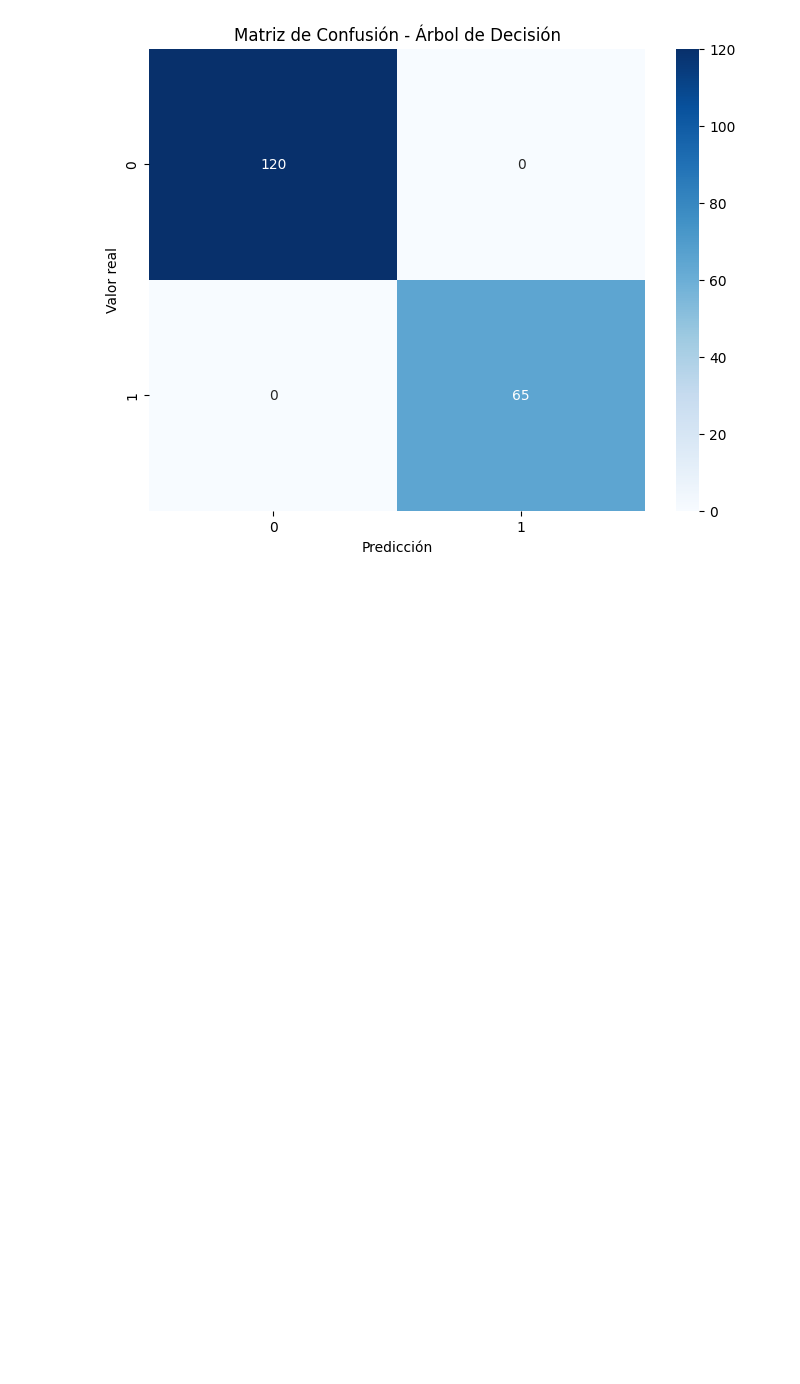
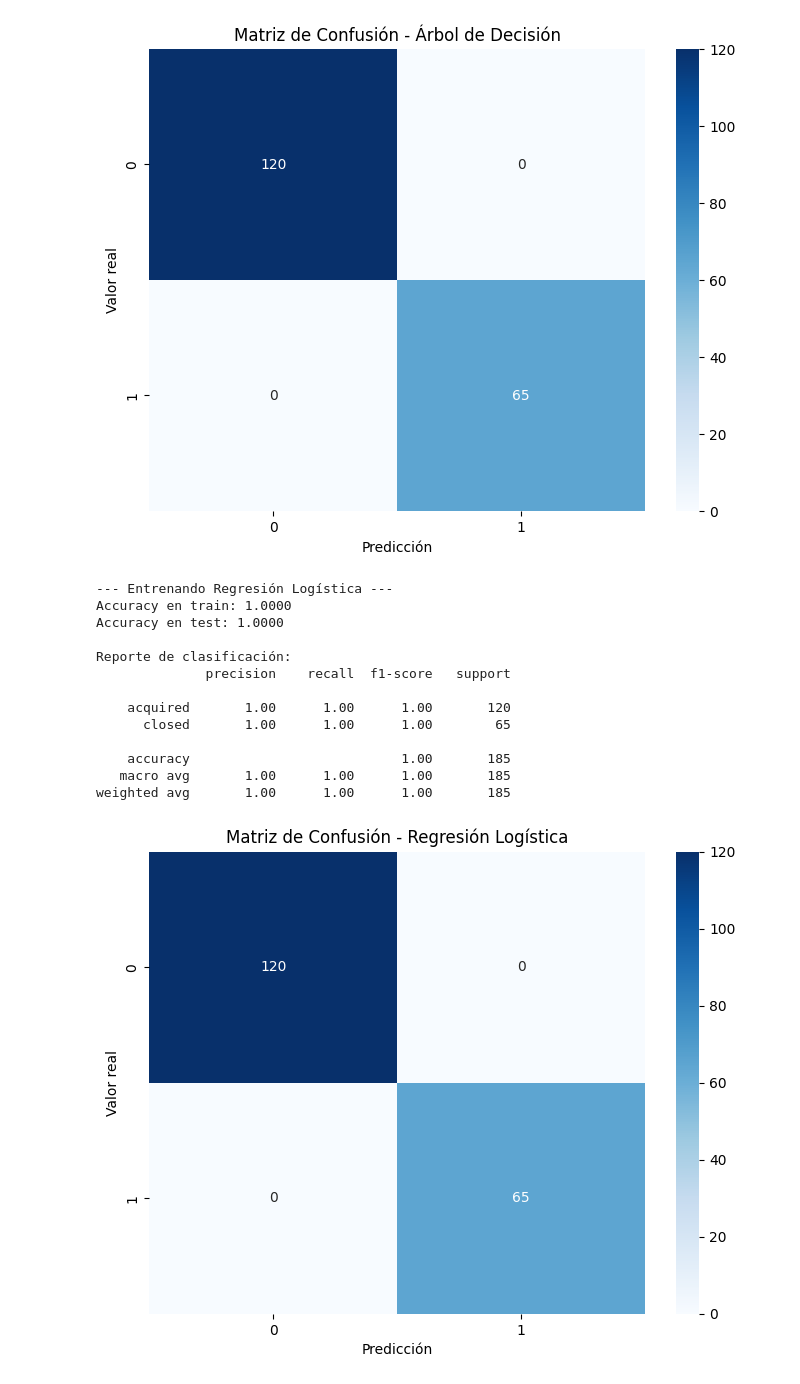
Before and after one commit to AlexLopez-ia/startups-ml, a Jupyter notebook: notebooks/03_baseline_models.ipynb, the cells around one changed output. Saved outputs shown, nothing was run; the diff lists cells and outputs as text; code cells hidden in the pictures; blank space fills up the shorter version.

Commit message:
04 update everything but still retrain the model without X variables

```diff
--- a/notebooks/03_baseline_models.ipynb
+++ b/notebooks/03_baseline_models.ipynb
@@ -71,3 +71,42 @@ Reporte de clasificación:
    macro avg       1.00      1.00      1.00       185
 weighted avg       1.00      1.00      1.00       185
 [figure]
+# %%
+# Modelo baseline: Regresión Logística
+print("\n--- Entrenando Regresión Logística ---")
+lr_classifier = LogisticRegression(random_state=RANDOM_STATE, max_iter=1000)
+lr_classifier.fit(X_train, y_train)
+
+# Evaluación en train y test
+lr_train_pred = lr_classifier.predict(X_train)
+lr_test_pred = lr_classifier.predict(X_test)
+
+print(f"Accuracy en train: {accuracy_score(y_train, lr_train_pred):.4f}")
+print(f"Accuracy en test: {accuracy_score(y_test, lr_test_pred):.4f}")
+print("\nReporte de clasificación:")
+print(classification_report(y_test, lr_test_pred))
+
+# Matriz de confusión
+plt.figure(figsize=(8, 6))
+cm = confusion_matrix(y_test, lr_test_pred)
+sns.heatmap(cm, annot=True, fmt='d', cmap='Blues')
+plt.xlabel('Predicción')
+plt.ylabel('Valor real')
+plt.title('Matriz de Confusión - Regresión Logística')
+plt.savefig('../reports/figures/model_performance/lr_confusion_matrix.png')
+plt.show()
+# %% [output]
+--- Entrenando Regresión Logística ---
+Accuracy en train: 1.0000
+Accuracy en test: 1.0000
+
+Reporte de clasificación:
+              precision    recall  f1-score   support
+
+    acquired       1.00      1.00      1.00       120
+      closed       1.00      1.00      1.00        65
+
+    accuracy                           1.00       185
+   macro avg       1.00      1.00      1.00       185
+weighted avg       1.00      1.00      1.00       185
+[figure, added]
```
Also changed, not shown: parts of 2 cells of this notebook, 2 other files.
